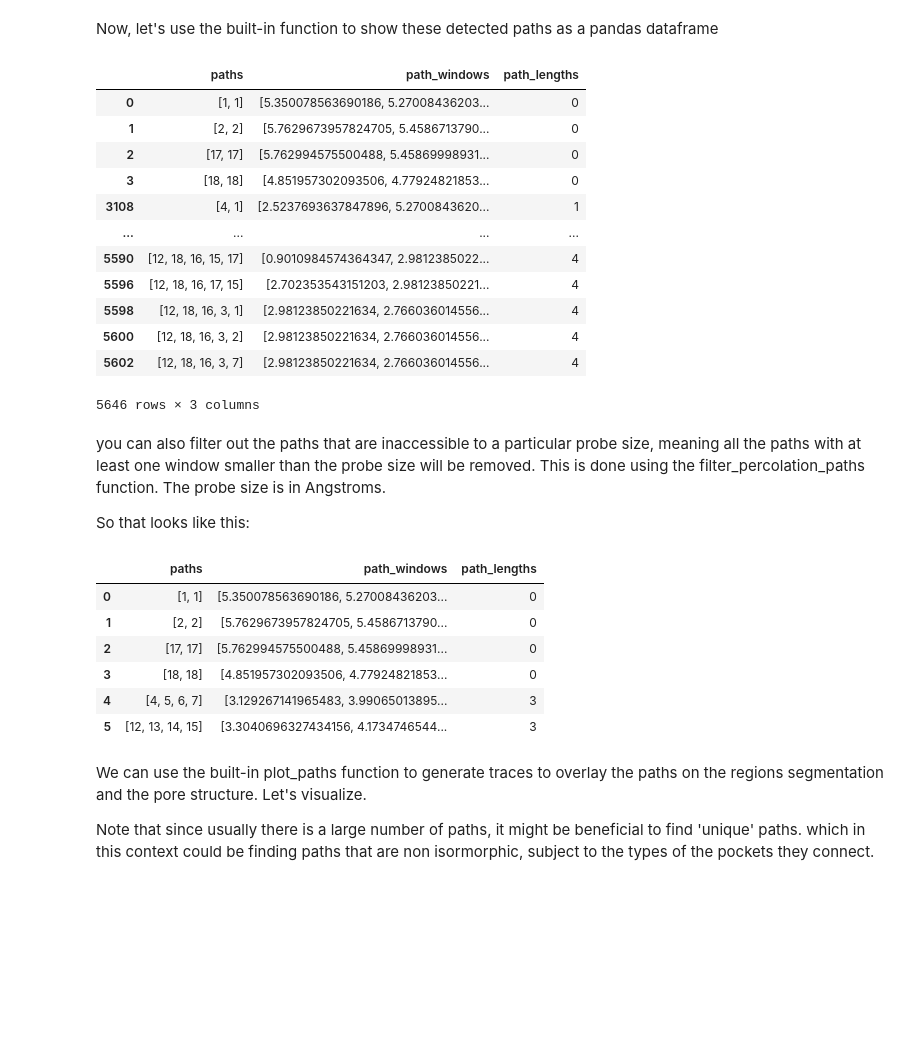
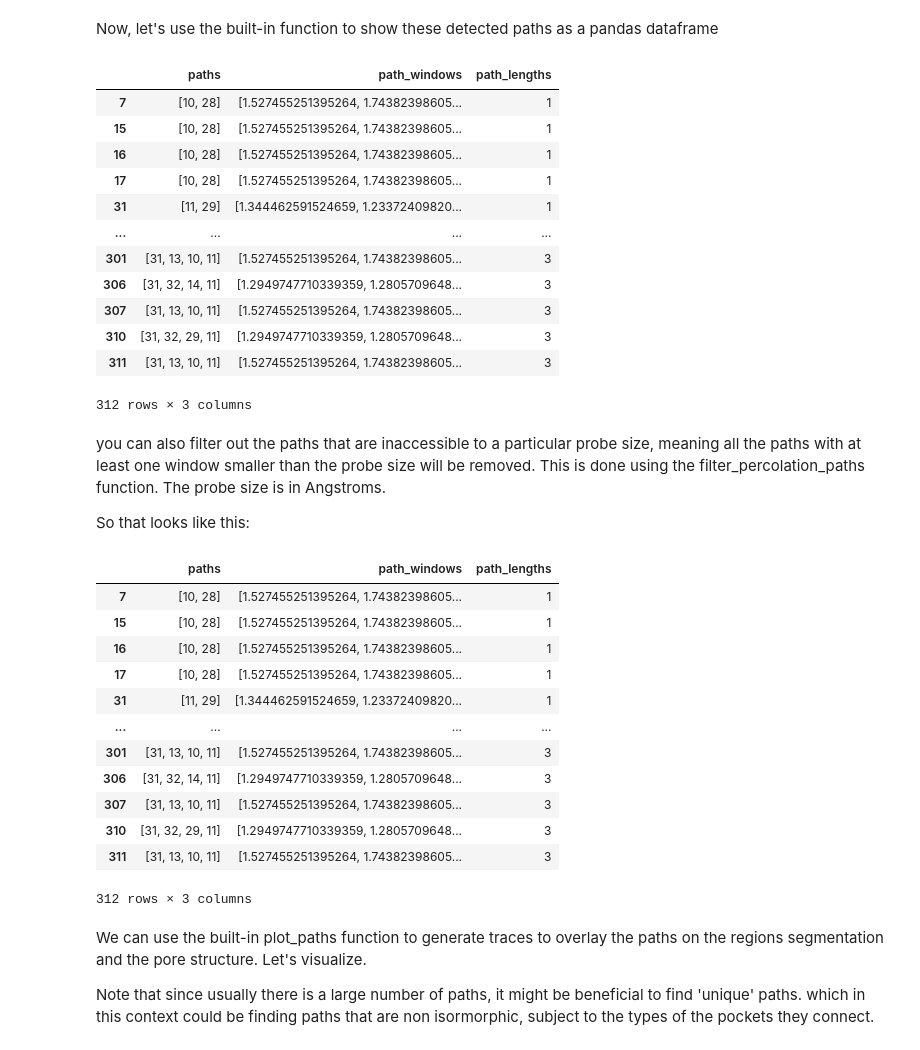
Before and after one commit to mofography/mofography, a Jupyter notebook: docs/percolated_paths_tutorial.ipynb, the cells around one changed output. Cells and saved outputs as stored; diff of their text form; code cells hidden in the pictures; blank space fills up the shorter version.

```diff
--- a/docs/percolated_paths_tutorial.ipynb
+++ b/docs/percolated_paths_tutorial.ipynb
@@ -45,7 +45,8 @@ import plotly.graph_objects as go
 # %% [markdown]
 ## Read in random CIF from the examples folder
 # %%
-path_to_cif  = Path('../examples/TestCIFs/NU-1000_S1.cif')
+# path_to_cif  = Path('../examples/TestCIFs/NU-1000_S1.cif')
+path_to_cif  = Path('../examples/TestCIFs/LTA96.cif')
 mat_atoms = read(path_to_cif)
 # %% [markdown]
 ## Compute everything up to the pore graph and store everything
@@ -91,33 +118,39 @@ Now, let's use the built-in function to show these detected paths as a pandas da
 mgr.show_percolated_paths_as_df(paths, path_windows, path_lengths)
 # %% [output]
 |  | paths | path_windows | path_lengths |
-| 0 | [1, 1] | [5.350078563690186, 5.27008436203... | 0 |
-| 1 | [2, 2] | [5.7629673957824705, 5.4586713790... | 0 |
-| 2 | [17, 17] | [5.762994575500488, 5.45869998931... | 0 |
-| 3 | [18, 18] | [4.851957302093506, 4.77924821853... | 0 |
-| 3108 | [4, 1] | [2.5237693637847896, 5.2700843620... | 1 |
+| 7 | [10, 28] | [1.527455251395264, 1.74382398605... | 1 |
+| 15 | [10, 28] | [1.527455251395264, 1.74382398605... | 1 |
+| 16 | [10, 28] | [1.527455251395264, 1.74382398605... | 1 |
+| 17 | [10, 28] | [1.527455251395264, 1.74382398605... | 1 |
+| 31 | [11, 29] | [1.344462591524659, 1.23372409820... | 1 |
 | ... | ... | ... | ... |
-| 5590 | [12, 18, 16, 15, 17] | [0.9010984574364347, 2.9812385022... | 4 |
-| 5596 | [12, 18, 16, 17, 15] | [2.702353543151203, 2.98123850221... | 4 |
-| 5598 | [12, 18, 16, 3, 1] | [2.98123850221634, 2.766036014556... | 4 |
-| 5600 | [12, 18, 16, 3, 2] | [2.98123850221634, 2.766036014556... | 4 |
-| 5602 | [12, 18, 16, 3, 7] | [2.98123850221634, 2.766036014556... | 4 |
+| 301 | [31, 13, 10, 11] | [1.527455251395264, 1.74382398605... | 3 |
+| 306 | [31, 32, 14, 11] | [1.2949747710339359, 1.2805709648... | 3 |
+| 307 | [31, 13, 10, 11] | [1.527455251395264, 1.74382398605... | 3 |
+| 310 | [31, 32, 29, 11] | [1.2949747710339359, 1.2805709648... | 3 |
+| 311 | [31, 13, 10, 11] | [1.527455251395264, 1.74382398605... | 3 |
-5646 rows × 3 columns
+312 rows × 3 columns
 # %% [markdown]
 you can also filter out the paths that are inaccessible to a particular probe size, meaning all the paths with at least one window smaller than the probe size will be removed. This is done using the filter_percolation_paths function. The probe size is in Angstroms.
 
 So that looks like this:
 # %%
-filtered_paths, filtered_path_windows, filtered_path_lengths= mgr.filter_percolated_paths(paths, path_windows, path_lengths, probe_size=3)
+filtered_paths, filtered_path_windows, filtered_path_lengths= mgr.filter_percolated_paths(paths, path_windows, path_lengths, probe_size=1)
 mgr.show_percolated_paths_as_df(filtered_paths, filtered_path_windows, filtered_path_lengths)
 # %% [output]
 |  | paths | path_windows | path_lengths |
-| 0 | [1, 1] | [5.350078563690186, 5.27008436203... | 0 |
-| 1 | [2, 2] | [5.7629673957824705, 5.4586713790... | 0 |
-| 2 | [17, 17] | [5.762994575500488, 5.45869998931... | 0 |
-| 3 | [18, 18] | [4.851957302093506, 4.77924821853... | 0 |
-| 4 | [4, 5, 6, 7] | [3.129267141965483, 3.99065013895... | 3 |
-| 5 | [12, 13, 14, 15] | [3.3040696327434156, 4.1734746544... | 3 |
+| 7 | [10, 28] | [1.527455251395264, 1.74382398605... | 1 |
+| 15 | [10, 28] | [1.527455251395264, 1.74382398605... | 1 |
+| 16 | [10, 28] | [1.527455251395264, 1.74382398605... | 1 |
+| 17 | [10, 28] | [1.527455251395264, 1.74382398605... | 1 |
+| 31 | [11, 29] | [1.344462591524659, 1.23372409820... | 1 |
+| ... | ... | ... | ... |
+| 301 | [31, 13, 10, 11] | [1.527455251395264, 1.74382398605... | 3 |
+| 306 | [31, 32, 14, 11] | [1.2949747710339359, 1.2805709648... | 3 |
+| 307 | [31, 13, 10, 11] | [1.527455251395264, 1.74382398605... | 3 |
+| 310 | [31, 32, 29, 11] | [1.2949747710339359, 1.2805709648... | 3 |
+| 311 | [31, 13, 10, 11] | [1.527455251395264, 1.74382398605... | 3 |
+312 rows × 3 columns
 # %% [markdown]
 We can use the built-in plot_paths function to generate traces to overlay the paths on the regions segmentation and the pore structure. Let's visualize.
 
```
Also changed, not shown: parts of 9 cells of this notebook.
